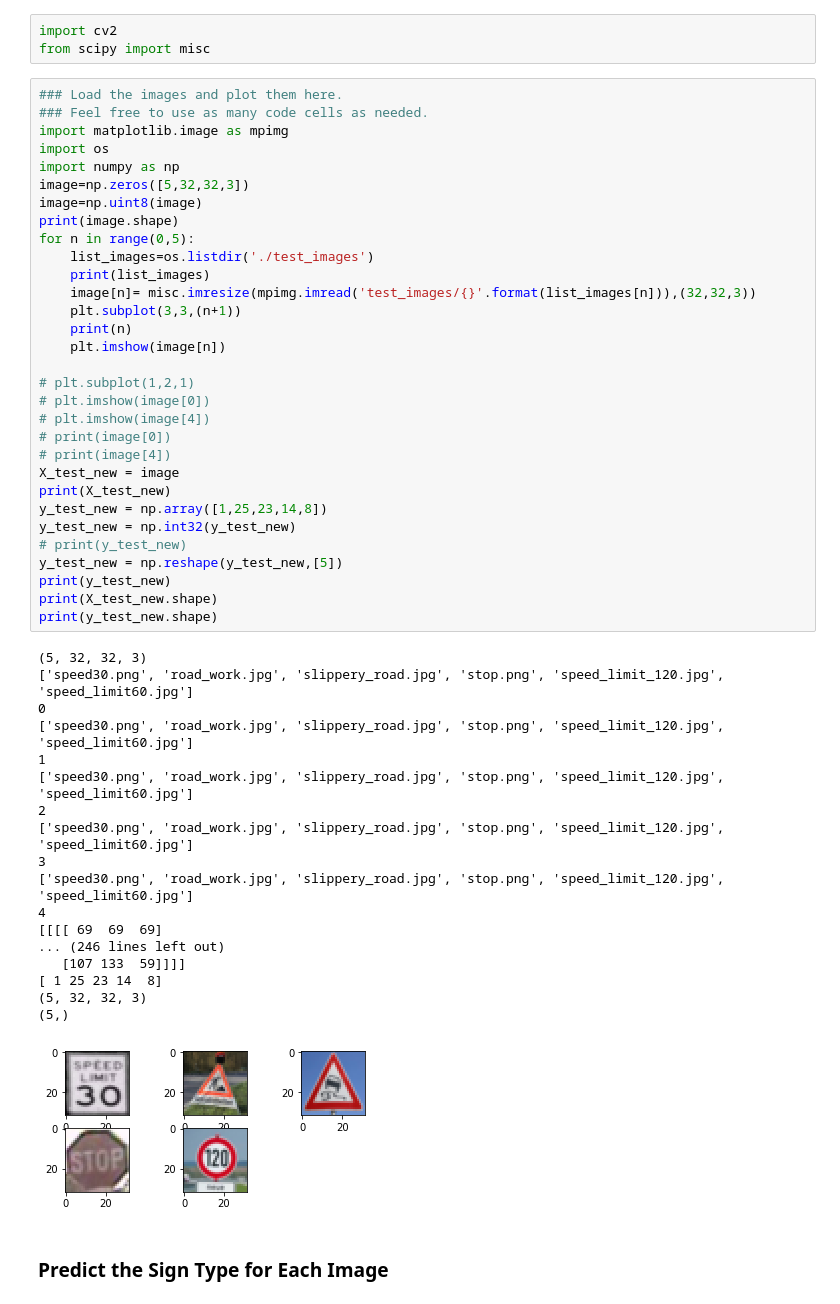
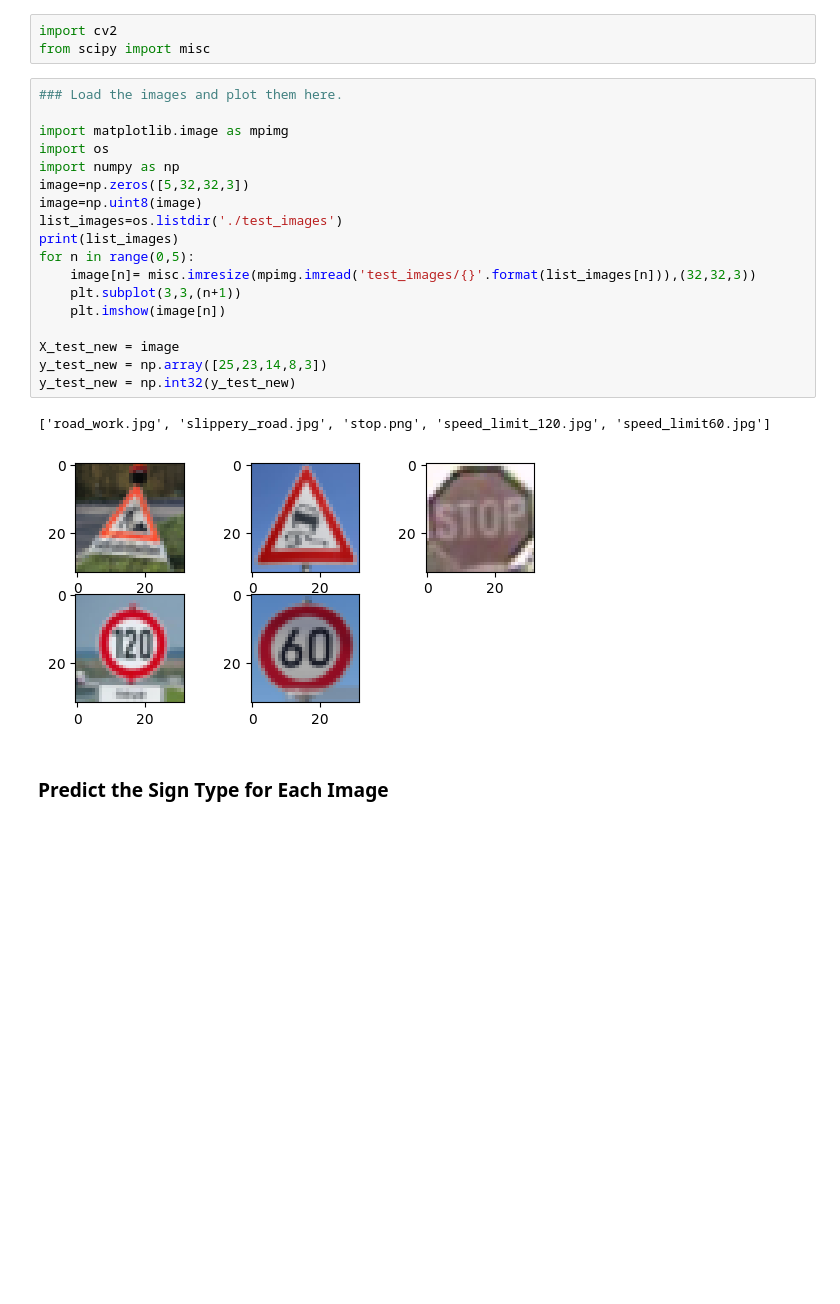
Before and after one commit to vijaysingla/CarNd-TrafficClassifierProject, a Jupyter notebook: Traffic_Sign_Classifier.ipynb, the cells around one changed output. Drawn from its saved outputs; the diff is of its cells as text; blank space fills up the shorter version.

```diff
--- a/Traffic_Sign_Classifier.ipynb
+++ b/Traffic_Sign_Classifier.ipynb
@@ -361,53 +330,24 @@ import cv2
 from scipy import misc
 # %%
 ### Load the images and plot them here.
-### Feel free to use as many code cells as needed.
+
 import matplotlib.image as mpimg
 import os
 import numpy as np
 image=np.zeros([5,32,32,3])
 image=np.uint8(image)
-print(image.shape)
+list_images=os.listdir('./test_images')
+print(list_images)
 for n in range(0,5):
-    list_images=os.listdir('./test_images')
-    print(list_images)
     image[n]= misc.imresize(mpimg.imread('test_images/{}'.format(list_images[n])),(32,32,3))
     plt.subplot(3,3,(n+1))
-    print(n)
     plt.imshow(image[n])
 
-# plt.subplot(1,2,1)
-# plt.imshow(image[0])
-# plt.imshow(image[4])
-# print(image[0])
-# print(image[4])
 X_test_new = image
-print(X_test_new)
-y_test_new = np.array([1,25,23,14,8])
+y_test_new = np.array([25,23,14,8,3])
 y_test_new = np.int32(y_test_new)
-# print(y_test_new)
-y_test_new = np.reshape(y_test_new,[5])
-print(y_test_new)
-print(X_test_new.shape)
-print(y_test_new.shape)
 # %% [output]
-(5, 32, 32, 3)
-['speed30.png', 'road_work.jpg', 'slippery_road.jpg', 'stop.png', 'speed_limit_120.jpg', 'speed_limit60.jpg']
-0
-['speed30.png', 'road_work.jpg', 'slippery_road.jpg', 'stop.png', 'speed_limit_120.jpg', 'speed_limit60.jpg']
-1
-['speed30.png', 'road_work.jpg', 'slippery_road.jpg', 'stop.png', 'speed_limit_120.jpg', 'speed_limit60.jpg']
-2
-['speed30.png', 'road_work.jpg', 'slippery_road.jpg', 'stop.png', 'speed_limit_120.jpg', 'speed_limit60.jpg']
-3
-['speed30.png', 'road_work.jpg', 'slippery_road.jpg', 'stop.png', 'speed_limit_120.jpg', 'speed_limit60.jpg']
-4
-[[[[ 69  69  69]
-... (246 lines left out)
-   [107 133  59]]]]
-[ 1 25 23 14  8]
-(5, 32, 32, 3)
-(5,)
+['road_work.jpg', 'slippery_road.jpg', 'stop.png', 'speed_limit_120.jpg', 'speed_limit60.jpg']
-[figure, old version]
+[figure, new version]
 # %% [markdown]
 ### Predict the Sign Type for Each Image
```
Also changed, not shown: parts of 37 cells of this notebook, 3 other files.
